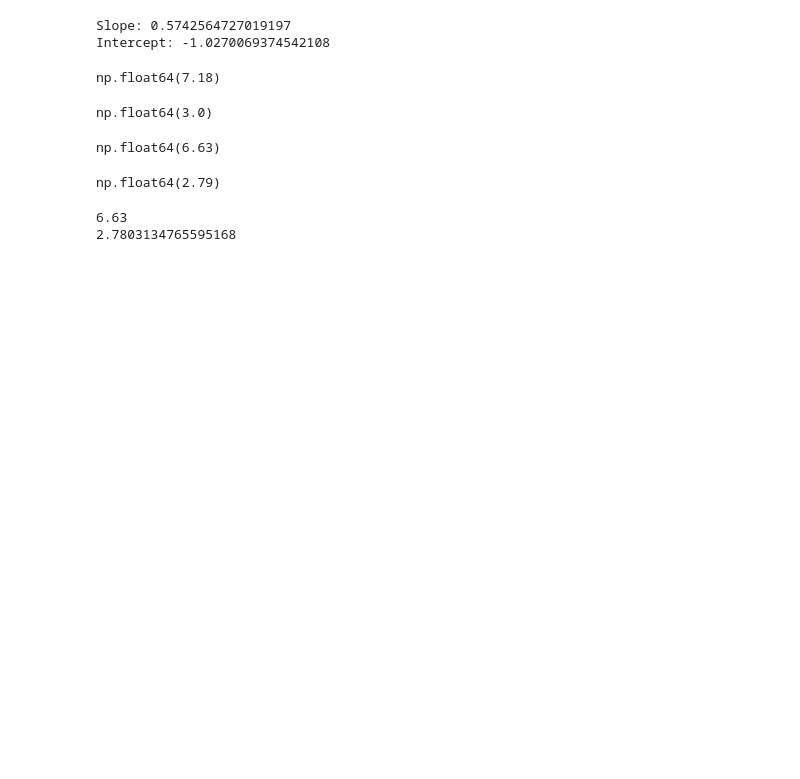
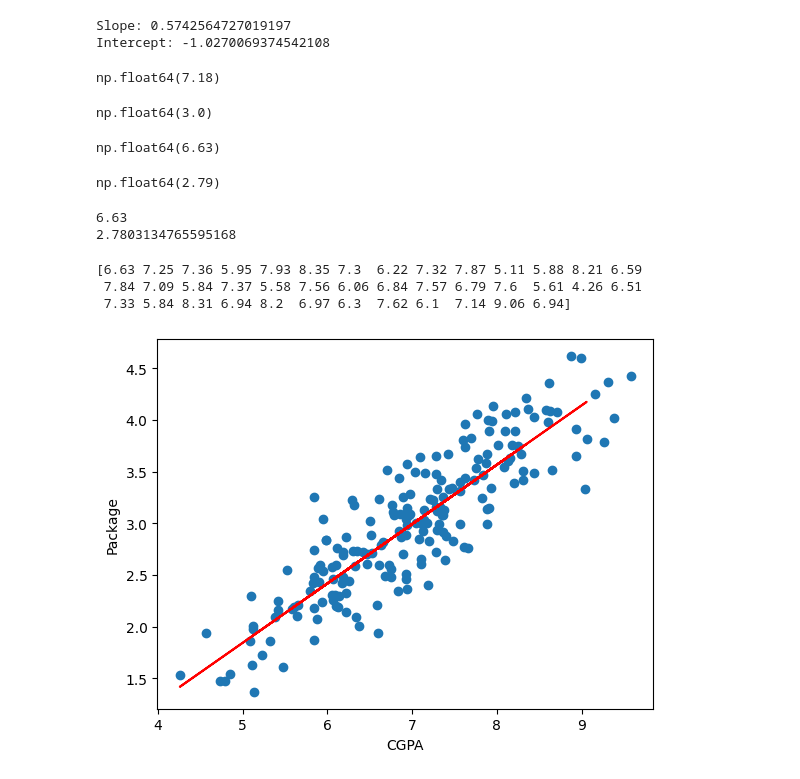
Before and after one commit to BilalWazir033/Ai-Lab, a Jupyter notebook: Ai Course by CampusX/Practical ML/Day_48_simple_linear_regression/Part_2_Linear_Reg.ipynb, the cells around one changed output. Drawn from its saved outputs; the diff is of its cells as text; code cells hidden in the pictures; blank space fills up the shorter version.

Commit message:
Added best fit line to the scatter plot

```diff
--- a/Ai Course by CampusX/Practical ML/Day_48_simple_linear_regression/Part_2_Linear_Reg.ipynb
+++ b/Ai Course by CampusX/Practical ML/Day_48_simple_linear_regression/Part_2_Linear_Reg.ipynb
@@ -118,0 +121,11 @@ print(lr.predict(X_test[0]))
+# %%
+plt.scatter(df['cgpa'],df['package'])
+plt.plot(X_test,lr.predict(X_test),color='red')
+plt.xlabel("CGPA")
+plt.ylabel("Package")
+plt.show()
+# %% [output]
+[6.63 7.25 7.36 5.95 7.93 8.35 7.3  6.22 7.32 7.87 5.11 5.88 8.21 6.59
+ 7.84 7.09 5.84 7.37 5.58 7.56 6.06 6.84 7.57 6.79 7.6  5.61 4.26 6.51
+ 7.33 5.84 8.31 6.94 8.2  6.97 6.3  7.62 6.1  7.14 9.06 6.94]
+[figure, added]
```
Also changed, not shown: parts of 3 cells of this notebook.
